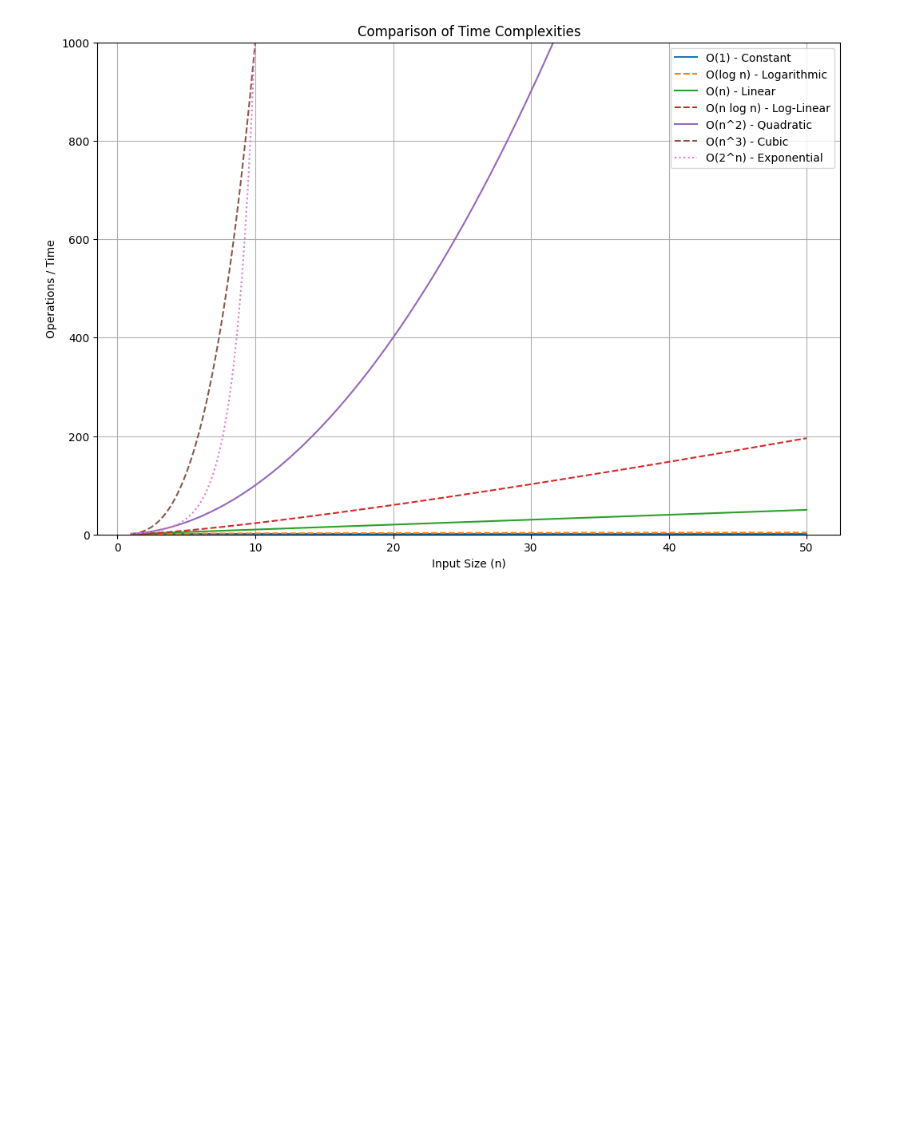
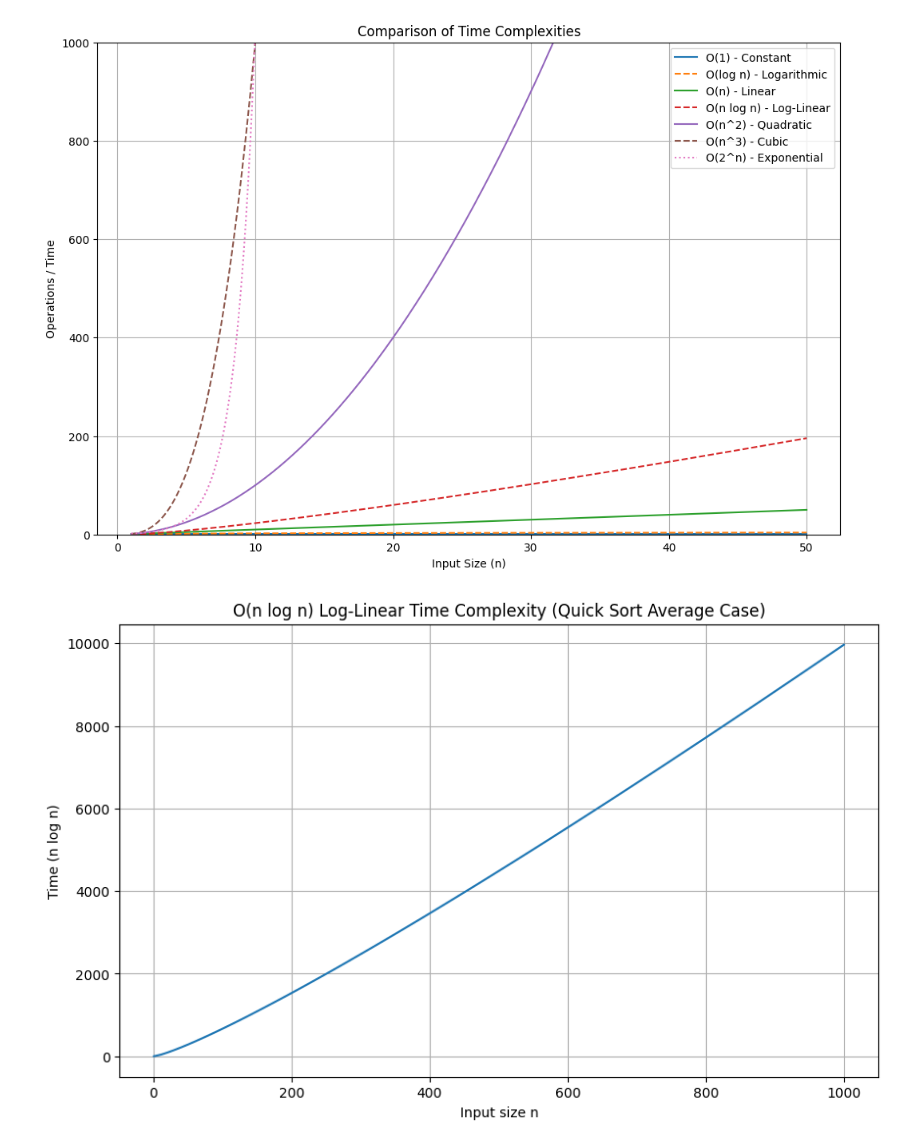
Before and after one commit to dakshmalviya-x/APS-LAB, a Jupyter notebook: Lab_3_Growth_of_function.ipynb, the cells around one changed output. Drawn from its saved outputs; the diff is of its cells as text; code cells hidden in the pictures; blank space fills up the shorter version.

```diff
--- a/Lab_3_Growth_of_function.ipynb
+++ b/Lab_3_Growth_of_function.ipynb
@@ -283,0 +282,27 @@ plt.show()
+# %%
+# Write a function to perform quick sort and show that it has Logarithmic Time Complexity O(log n)
+import numpy as np
+def quick_sort(arr):
+    if len(arr) <= 1:
+        return arr
+    pivot = arr[len(arr) // 2]
+    left = [x for x in arr if x < pivot]
+    middle = [x for x in arr if x == pivot]
+    right = [x for x in arr if x > pivot]
+    return quick_sort(left) + middle + quick_sort(right)
+n_values = np.linspace(1, 1000, 100) # Input sizes
+time_values = []
+for n in n_values:
+    if n > 0:
+        time_values.append(n * np.log2(n))
+    else:
+        time_values.append(0)
+plt.figure(figsize=(10, 6))
+plt.plot(n_values, time_values)
+plt.xlabel("Input size n")
+plt.ylabel("Time (n log n)")
+plt.title("O(n log n) Log-Linear Time Complexity (Quick Sort Average Case)")
+plt.grid(True)
+plt.show()
+# %% [output]
+[figure, added]
```
Also changed, not shown: parts of 1 cell of this notebook.
